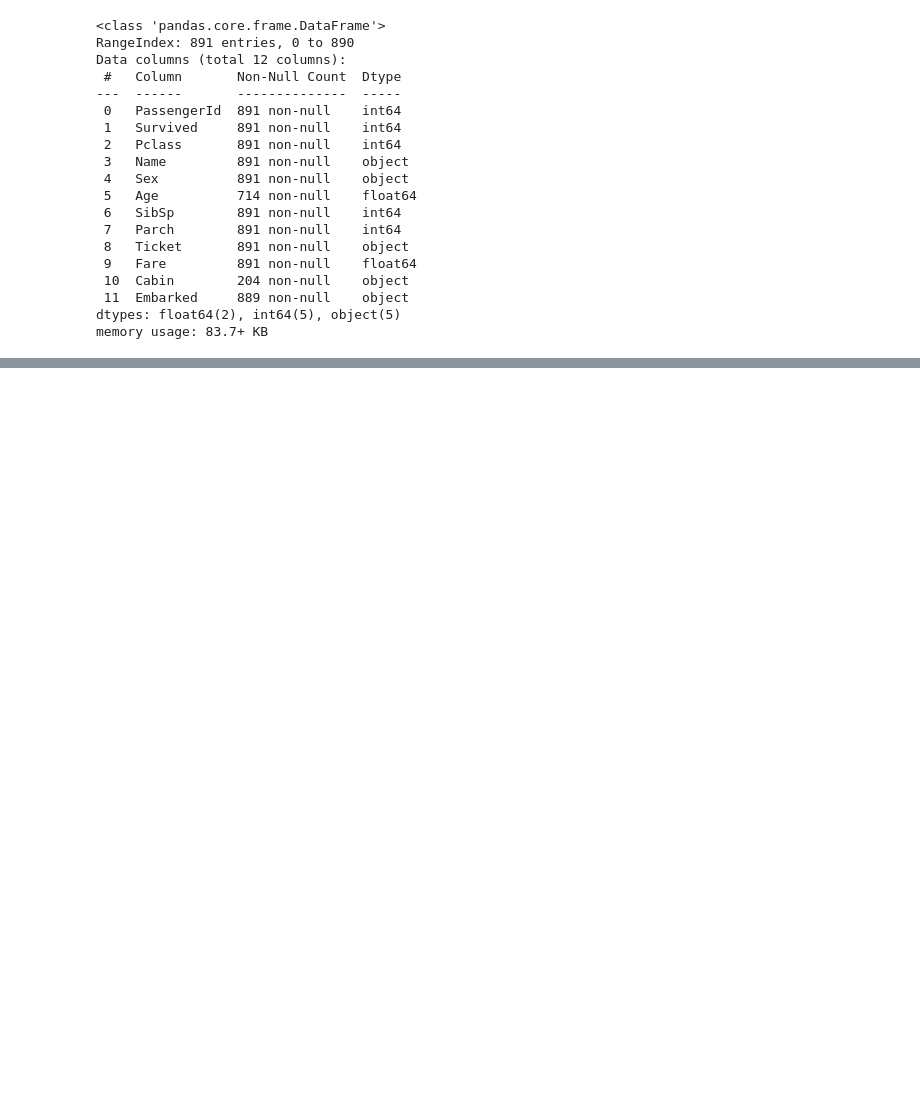
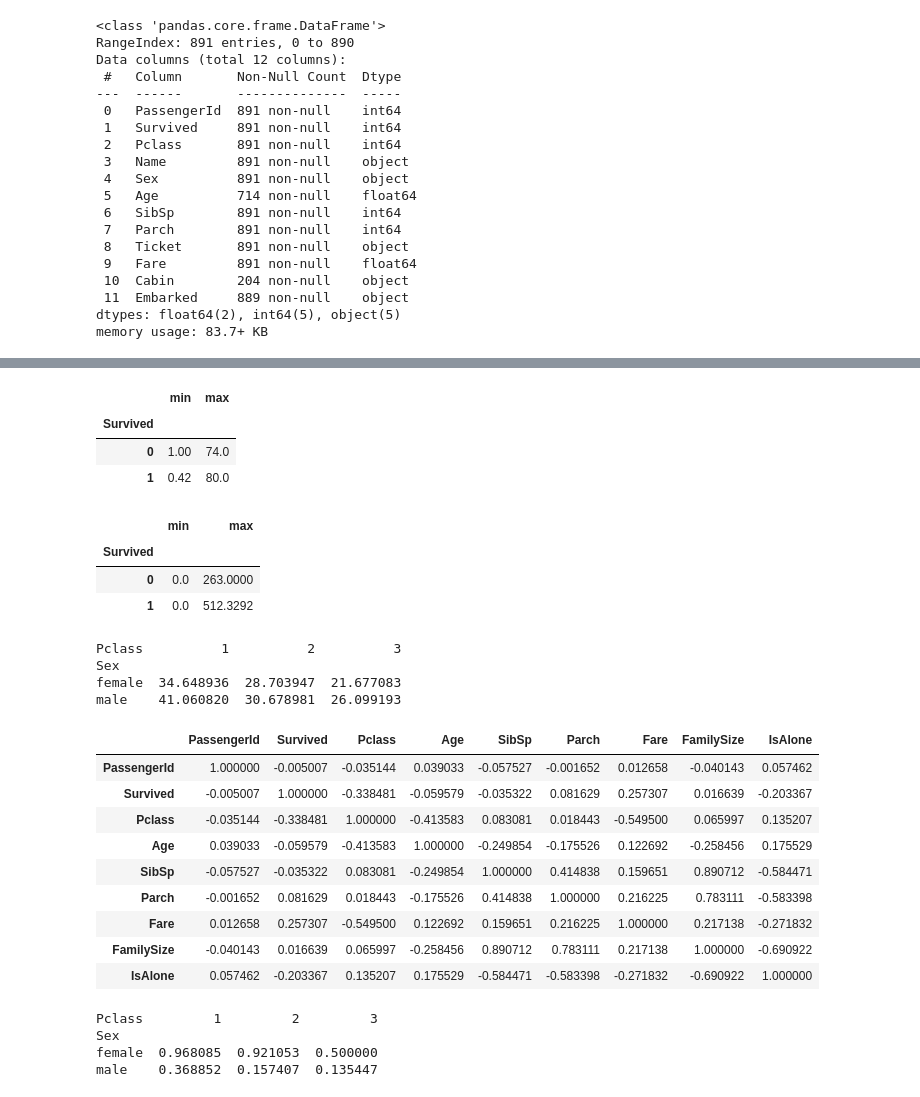
Before and after one commit to Mystique1337/Developers-Foundary-Fellowship, a Jupyter notebook: Pandas.ipynb, the cells around one changed output, grey strips where cells are left out. Drawn from its saved outputs; the diff is of its cells as text; code cells hidden in the pictures; blank space fills up the shorter version.

```diff
--- a/Pandas.ipynb
+++ b/Pandas.ipynb
@@ -53,0 +119,2 @@ df.describe(include='all')
+# %%
+df['Embarked'] = df['Embarked'].fillna(df['Embarked'].mode()[0])
@@ -53,0 +173,2 @@ df.describe(include='all')
+# %%
+df['FamilySize'] = df['SibSp'] + df['Parch'] + 1
@@ -53,0 +186,2 @@ df.describe(include='all')
+# %%
+df['IsAlone'] = (df['FamilySize'] == 1).astype(int)
@@ -53,0 +280,2 @@ df.describe(include='all')
+# %%
+df['Title'] = df['Name'].apply(lambda x: x.split(',')[1].split('.')[0].strip())
@@ -53,0 +336,44 @@ df.describe(include='all')
+# %%
+df.groupby(['Survived']).Age.agg([min,max])
+# %% [output]
+|  | min | max |
+| Survived |  |  |
+| 0 | 1.00 | 74.0 |
+| 1 | 0.42 | 80.0 |
+# %%
+df.groupby(['Survived']).Fare.agg([min,max])
+# %% [output]
+|  | min | max |
+| Survived |  |  |
+| 0 | 0.0 | 263.0000 |
+| 1 | 0.0 | 512.3292 |
+# %%
+pivot_age = df.pivot_table(index='Sex', columns='Pclass', values='Age', aggfunc='mean')
+print(pivot_age)
+# %% [output]
+Pclass          1          2          3
+Sex
+female  34.648936  28.703947  21.677083
+male    41.060820  30.678981  26.099193
+# %%
+correlation_data = df.corr(numeric_only=True)
+correlation_data
+# %% [output]
+|  | PassengerId | Survived | Pclass | Age | SibSp | Parch | Fare | FamilySize | IsAlone |
+| PassengerId | 1.000000 | -0.005007 | -0.035144 | 0.039033 | -0.057527 | -0.001652 | 0.012658 | -0.040143 | 0.057462 |
+| Survived | -0.005007 | 1.000000 | -0.338481 | -0.059579 | -0.035322 | 0.081629 | 0.257307 | 0.016639 | -0.203367 |
+| Pclass | -0.035144 | -0.338481 | 1.000000 | -0.413583 | 0.083081 | 0.018443 | -0.549500 | 0.065997 | 0.135207 |
+| Age | 0.039033 | -0.059579 | -0.413583 | 1.000000 | -0.249854 | -0.175526 | 0.122692 | -0.258456 | 0.175529 |
+| SibSp | -0.057527 | -0.035322 | 0.083081 | -0.249854 | 1.000000 | 0.414838 | 0.159651 | 0.890712 | -0.584471 |
+| Parch | -0.001652 | 0.081629 | 0.018443 | -0.175526 | 0.414838 | 1.000000 | 0.216225 | 0.783111 | -0.583398 |
+| Fare | 0.012658 | 0.257307 | -0.549500 | 0.122692 | 0.159651 | 0.216225 | 1.000000 | 0.217138 | -0.271832 |
+| FamilySize | -0.040143 | 0.016639 | 0.065997 | -0.258456 | 0.890712 | 0.783111 | 0.217138 | 1.000000 | -0.690922 |
+| IsAlone | 0.057462 | -0.203367 | 0.135207 | 0.175529 | -0.584471 | -0.583398 | -0.271832 | -0.690922 | 1.000000 |
+# %%
+pivot = df.pivot_table(index='Sex', columns='Pclass', values='Survived', aggfunc='mean')
+print(pivot)
+# %% [output]
+Pclass         1         2         3
+Sex
+female  0.968085  0.921053  0.500000
+male    0.368852  0.157407  0.135447
```
Also changed, not shown: parts of 36 cells of this notebook.
